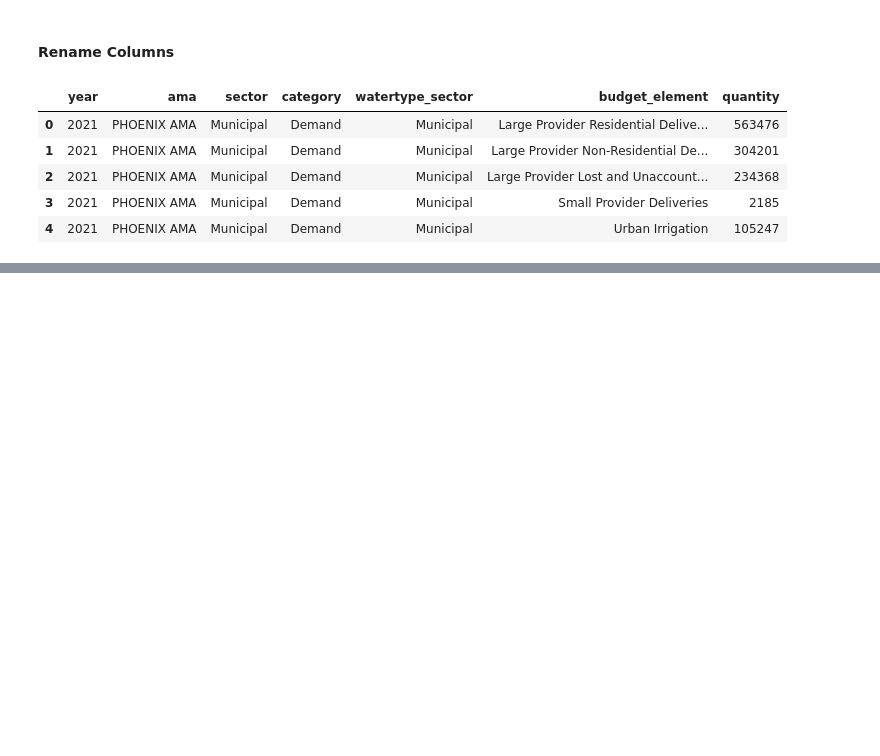
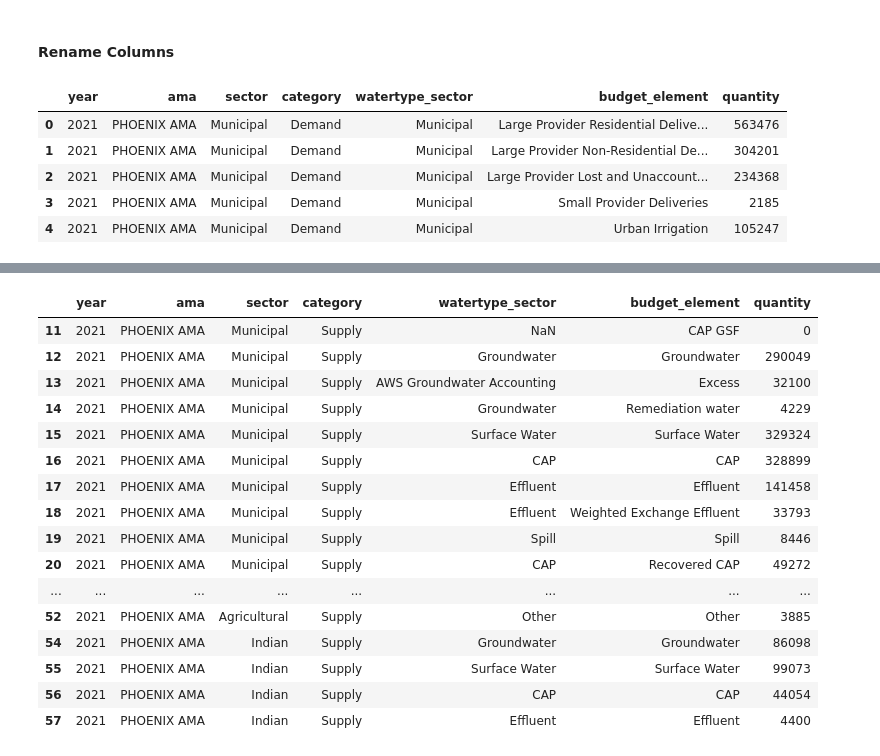
Before and after one commit to markprubin/the-water-boy, a Jupyter notebook: azama_demand_supply.ipynb, the cells around one changed output, grey strips where cells are left out. Drawn from its saved outputs; the diff is of its cells as text; code cells hidden in the pictures; blank space fills up the shorter version.

```diff
--- a/azama_demand_supply.ipynb
+++ b/azama_demand_supply.ipynb
@@ -69,0 +105,20 @@ waterterms = waterterms.rename(columns={'Business_Term':'''})
+# %%
+waterdata_phxsup
+# %% [output]
+|  | year | ama | sector | category | watertype_sector | budget_element | quantity |
+| 11 | 2021 | PHOENIX AMA | Municipal | Supply | NaN | CAP GSF | 0 |
+| 12 | 2021 | PHOENIX AMA | Municipal | Supply | Groundwater | Groundwater | 290049 |
+| 13 | 2021 | PHOENIX AMA | Municipal | Supply | AWS Groundwater Accounting | Excess | 32100 |
+| 14 | 2021 | PHOENIX AMA | Municipal | Supply | Groundwater | Remediation water | 4229 |
+| 15 | 2021 | PHOENIX AMA | Municipal | Supply | Surface Water | Surface Water | 329324 |
+| 16 | 2021 | PHOENIX AMA | Municipal | Supply | CAP | CAP | 328899 |
+| 17 | 2021 | PHOENIX AMA | Municipal | Supply | Effluent | Effluent | 141458 |
+| 18 | 2021 | PHOENIX AMA | Municipal | Supply | Effluent | Weighted Exchange Effluent | 33793 |
+| 19 | 2021 | PHOENIX AMA | Municipal | Supply | Spill | Spill | 8446 |
+| 20 | 2021 | PHOENIX AMA | Municipal | Supply | CAP | Recovered CAP | 49272 |
+| ... | ... | ... | ... | ... | ... | ... | ... |
+| 52 | 2021 | PHOENIX AMA | Agricultural | Supply | Other | Other | 3885 |
+| 54 | 2021 | PHOENIX AMA | Indian | Supply | Groundwater | Groundwater | 86098 |
+| 55 | 2021 | PHOENIX AMA | Indian | Supply | Surface Water | Surface Water | 99073 |
+| 56 | 2021 | PHOENIX AMA | Indian | Supply | CAP | CAP | 44054 |
+| 57 | 2021 | PHOENIX AMA | Indian | Supply | Effluent | Effluent | 4400 |
```
Also changed, not shown: parts of 11 cells of this notebook.
